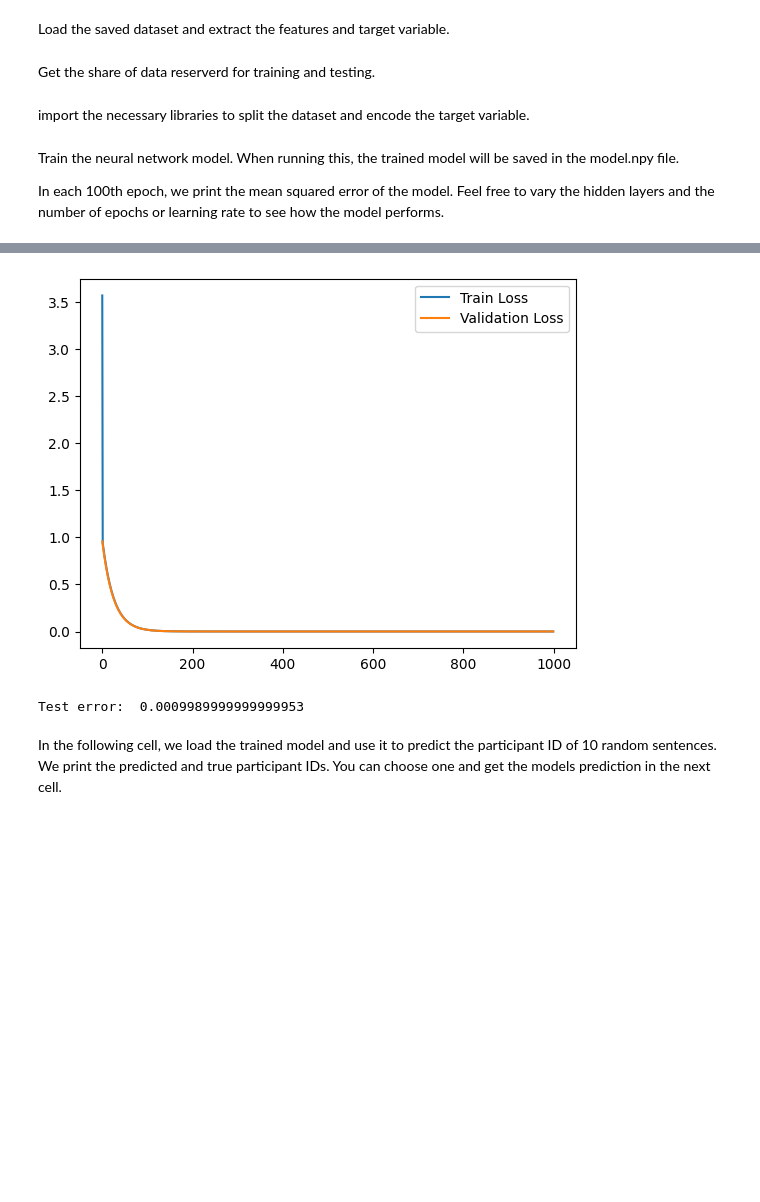
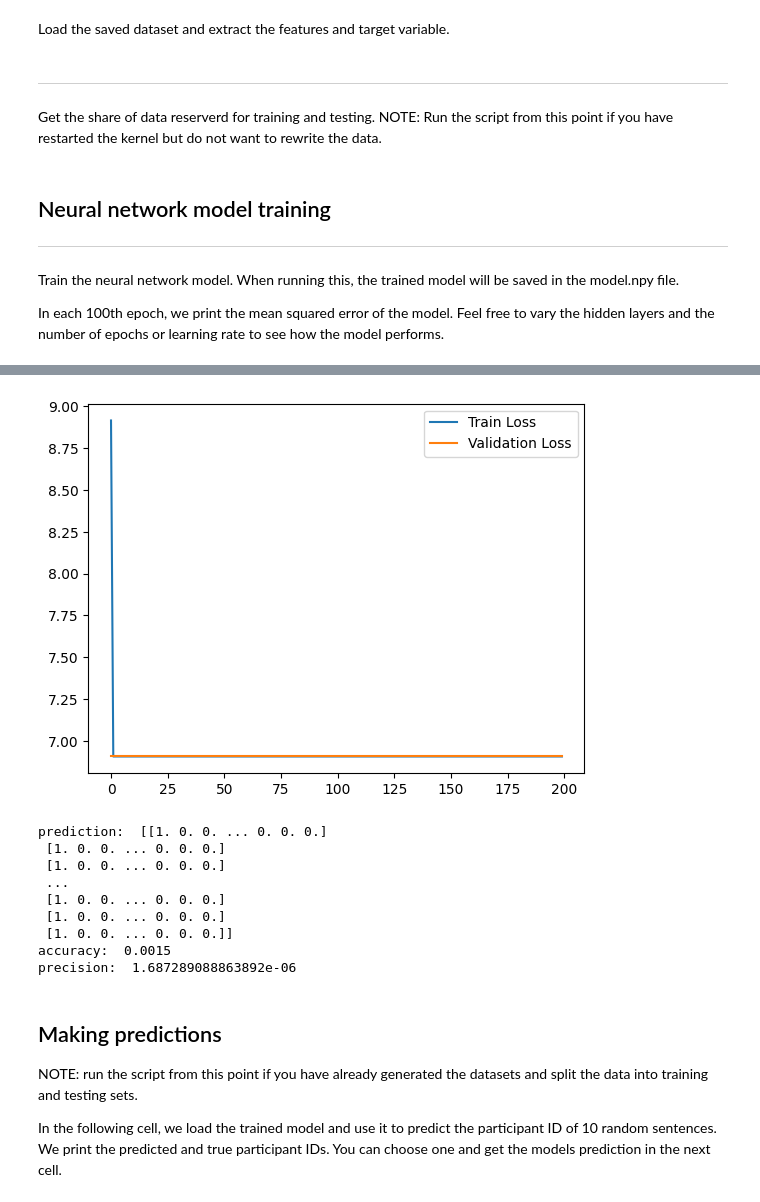
Before and after one commit to carlotta-mah/keystroke_gen, a Jupyter notebook: src/ks_model_interact.ipynb, the cells around one changed output, grey strips where cells are left out. Drawn from its saved outputs; the diff is of its cells as text; code cells hidden in the pictures; blank space fills up the shorter version.

```diff
--- a/src/ks_model_interact.ipynb
+++ b/src/ks_model_interact.ipynb
@@ -12,6 +15,8 @@ import src.data_processor as data_processor
 keystroke_df = data_processor.read_keystroke_data('../data/Keystrokes/files/*_keystrokes.txt', 1000)
 data_processor.save_keystroke_dataset(keystroke_df, 10)
 # %% [markdown]
+---
 Get the share of data reserverd for training and testing.
+NOTE: Run the script from this point if you have restarted the kernel but do not want to rewrite the data.
 # %%
 import src.data_processor as data_processor
@@ -24,2 +37,0 @@ y = dataset.labels  # Target labels
-# %% [markdown]
-import the necessary libraries to split the dataset and encode the target variable.
@@ -35,4 +38,7 @@ X_train, X_test, y_train, y_test = train_test_split(X, y_encoded, test_size=0.2,
 # %% [markdown]
+## Neural network model training
+---
+
 Train the neural network model. When running this, the trained model will be saved in the model.npy file.
 
 In each 100th epoch, we print the mean squared error of the model.
@@ -41,12 +47,16 @@ Feel free to vary the hidden layers and the number of epochs or learning rate to
 import numpy as np
 from neural_network import NeuralNetwork
 # Initialize and train the neural network model
-layers = [X_train.shape[1], 1, len(label_encoder.classes_)]
+layers = [X_train.shape[1], 7, 4, len(label_encoder.classes_)]
 nn = NeuralNetwork(layer_structure=layers, learning_rate=0.0001, activation='relu')
-nn.train(X_train, y_train, epochs=1000)
+nn.train(X_train, y_train, epochs=200)
+
 
 # Get predictions and calculate the mean squared error
 y_pred = nn.get_prediction(X_test)
 nn.plot_learning()
-print("Test error: ",  np.average(np.average((y_test - y_pred) ** 2, axis=0)))
+nn.save_model('model')
+print("prediction: ", y_pred)
+print("accuracy: ", nn.calculate_accuracy(y_test, y_pred))
+print("precision: ", nn.calculate_macro_precision(y_test, y_pred))
 # %% [output]
@@ -63,6 +65,18 @@ Epoch 900, Loss: 0.000999000000000226, Validation Loss: 0.0009990000000002206
-[figure, old version]
+[figure, new version]
-Test error:  0.0009989999999999953
+prediction:  [[1. 0. 0. ... 0. 0. 0.]
+ [1. 0. 0. ... 0. 0. 0.]
+ [1. 0. 0. ... 0. 0. 0.]
+ ...
+ [1. 0. 0. ... 0. 0. 0.]
+ [1. 0. 0. ... 0. 0. 0.]
+ [1. 0. 0. ... 0. 0. 0.]]
+accuracy:  0.0015
+precision:  1.687289088863892e-06
 # %% [markdown]
+## Making predictions
+
+NOTE: run the script from this point if you have already generated the datasets and split the data into training and testing sets.
+
 In the following cell, we load the trained model and use it to predict the participant ID of 10 random sentences.
 We print the predicted and true participant IDs. You can choose one and get the models prediction in the next cell.
 # %%
```
Also changed, not shown: parts of 9 cells of this notebook, 6 other files.
